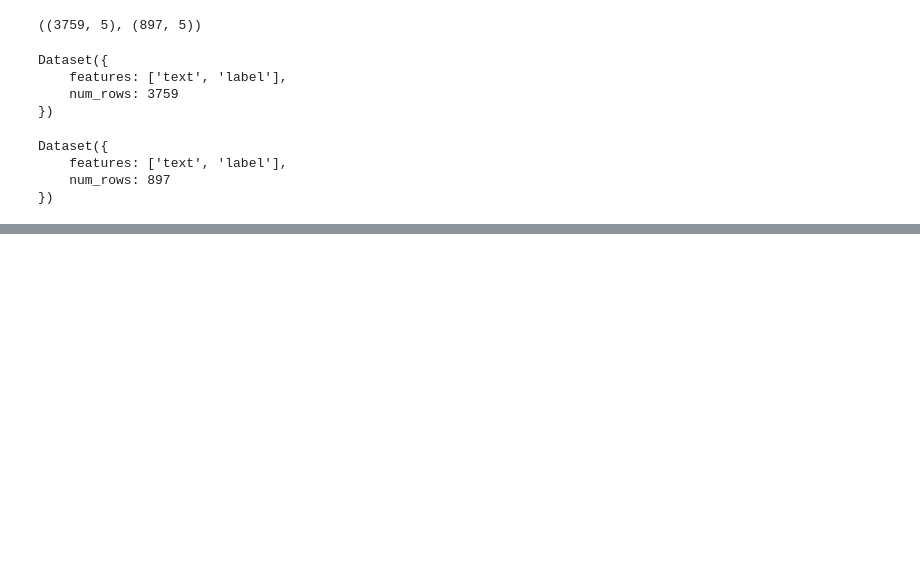
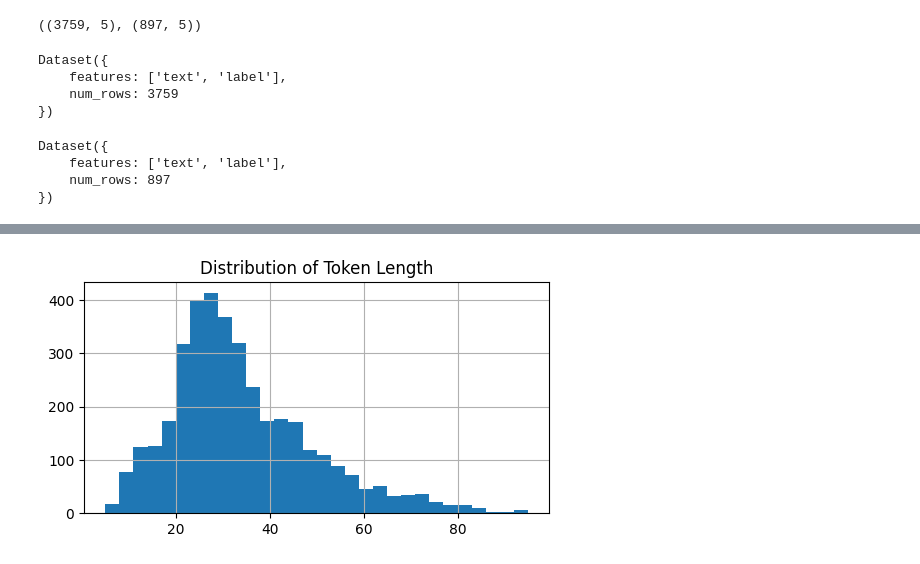
Before and after one commit to yukismd/DL_for_ImageData_and_Finetuning, a Jupyter notebook: text_classification_hatespeech/PT/test.ipynb, the cells around one changed output, grey strips where cells are left out. Saved outputs shown, nothing was run; the diff lists cells and outputs as text; code cells hidden in the pictures; blank space fills up the shorter version.

```diff
--- a/text_classification_hatespeech/PT/test.ipynb
+++ b/text_classification_hatespeech/PT/test.ipynb
@@ -109,0 +104,7 @@ ds_train['train']['hold']
+# %%
+MODEL = 'tohoku-nlp/bert-large-japanese-v2'
+N_EPOCH = 3
+LR = 0.000003  # 3e-5
+# %%
+tokenizer = AutoTokenizer.from_pretrained(MODEL)
+tokenizer
@@ -109,0 +119,9 @@ ds_train['train']['hold']
+# %%
+def tokenize_function(examples):
+    return tokenizer(examples["text"],
+                     truncation=True,
+                     max_length=128)    # 文長が短いので128に設定
+# %%
+ds_tkn_train = ds_train.map(tokenize_function, batched=True)
+ds_tkn_valid = ds_valid.map(tokenize_function, batched=True)
+ds_tkn_train, ds_tkn_valid
@@ -109,0 +157,7 @@ ds_train['train']['hold']
+# %%
+plt.figure(figsize=(6, 3))
+pd.Series([len(i) for i in ds_tkn_train['input_ids']]).hist(bins=30)
+plt.title('Distribution of Token Length')
+plt.show()
+# %% [output]
+[figure, added]
```
Also changed, not shown: parts of 9 cells of this notebook.
